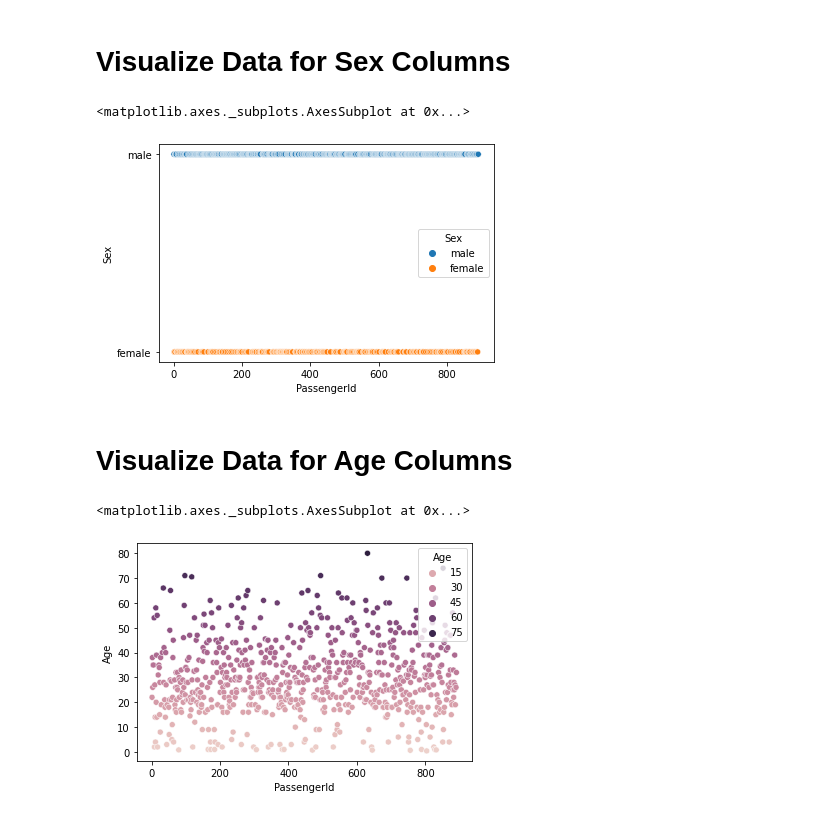
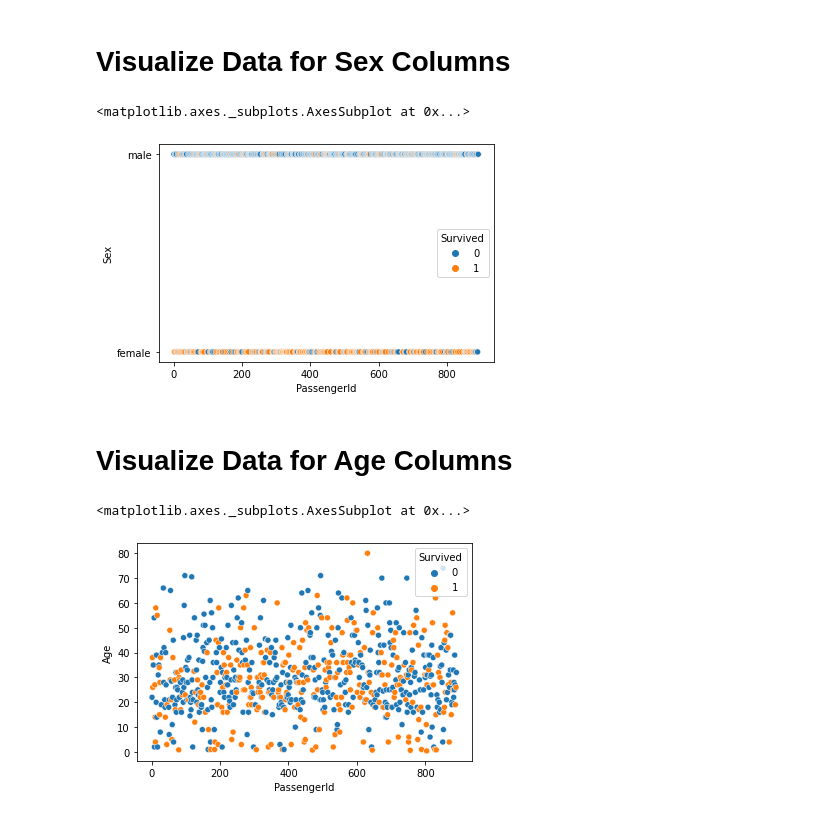
Before and after one commit to oktaviacitra/data-mining, a Jupyter notebook: Assignment2.ipynb, the cells around one changed output. Drawn from its saved outputs; the diff is of its cells as text; code cells hidden in the pictures.

```diff
--- a/Assignment2.ipynb
+++ b/Assignment2.ipynb
@@ -136,14 +136,14 @@ Name: Pclass, dtype: int64
 # %% [markdown]
 # Visualize Data for Sex Columns
 # %%
-sns.scatterplot(data=dataframe, x="PassengerId", y="Sex", hue="Sex")
+sns.scatterplot(data=dataframe, x="PassengerId", y="Sex", hue="Survived")
 # %% [output]
 <matplotlib.axes._subplots.AxesSubplot at 0x...>
-[figure, old version]
+[figure, new version]
 # %% [markdown]
 # Visualize Data for Age Columns
 # %%
-sns.scatterplot(data=dataframe, x="PassengerId", y="Age", hue="Age")
+sns.scatterplot(data=dataframe, x="PassengerId", y="Age", hue="Survived")
 # %% [output]
 <matplotlib.axes._subplots.AxesSubplot at 0x...>
-[figure, old version]
+[figure, new version]
```
